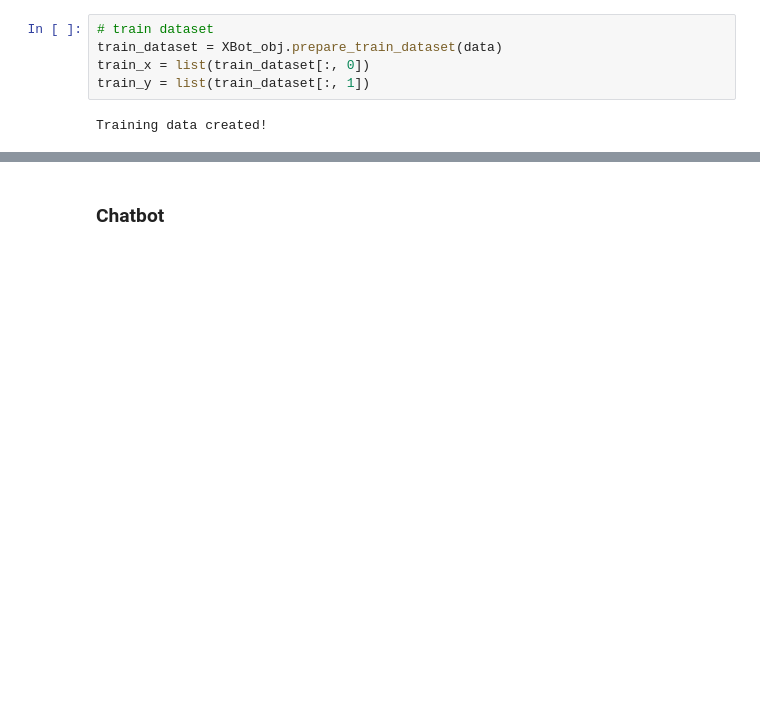
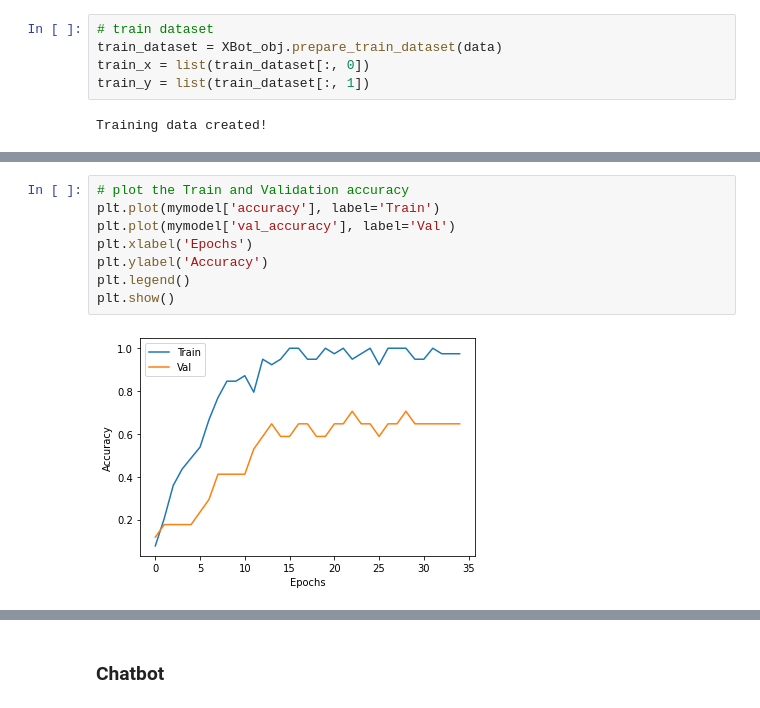
Before and after one commit to Reza-Pourrahim/X-Bot, a Jupyter notebook: new_run_with_keras.ipynb, the cells around one changed output, grey strips where cells are left out. Saved outputs shown, nothing was run; the diff lists cells and outputs as text; blank space fills up the shorter version.

```diff
--- a/new_run_with_keras.ipynb
+++ b/new_run_with_keras.ipynb
@@ -264,3 +269,13 @@ plt.show()
+# %%
+# plot the Train and Validation accuracy
+plt.plot(mymodel['accuracy'], label='Train')
+plt.plot(mymodel['val_accuracy'], label='Val')
+plt.xlabel('Epochs')
+plt.ylabel('Accuracy')
+plt.legend()
+plt.show()
+# %% [output]
+[figure, added]
 # %%
 trained_model = load_model('best_xbot_model.h5')
 
```
Also changed, not shown: parts of 11 cells of this notebook, 4 other files.
